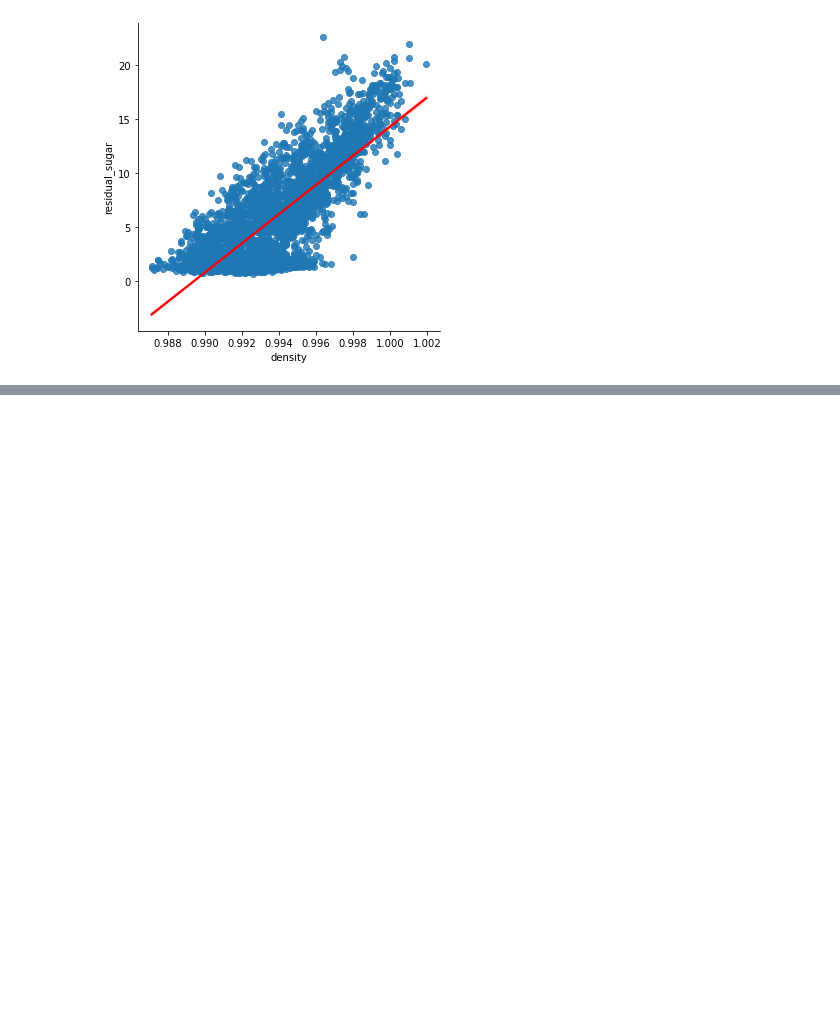
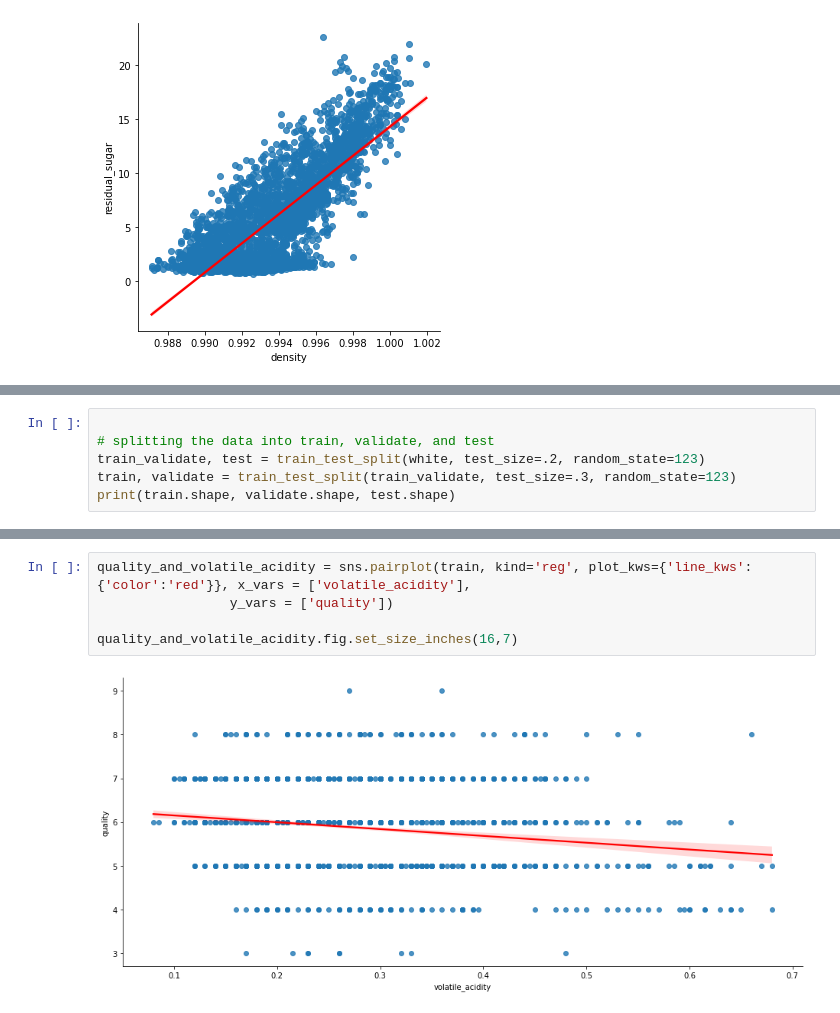
Before and after one commit to MrEnigmamgine/jtl_wine_quality, a Jupyter notebook: Luis_working_notebook.ipynb, the cells around one changed output, grey strips where cells are left out. Cells and saved outputs as stored; diff of their text form; blank space fills up the shorter version.

```diff
--- a/Luis_working_notebook.ipynb
+++ b/Luis_working_notebook.ipynb
@@ -271,0 +251,6 @@ white.shape
+# %%
+
+# splitting the data into train, validate, and test
+train_validate, test = train_test_split(white, test_size=.2, random_state=123)
+train, validate = train_test_split(train_validate, test_size=.3, random_state=123)
+print(train.shape, validate.shape, test.shape)
@@ -271,0 +298,7 @@ white.shape
+# %%
+quality_and_volatile_acidity = sns.pairplot(train, kind='reg', plot_kws={'line_kws':{'color':'red'}}, x_vars = ['volatile_acidity'],
+                 y_vars = ['quality'])
+
+quality_and_volatile_acidity.fig.set_size_inches(16,7)
+# %% [output]
+[figure, added]
```
Also changed, not shown: parts of 22 cells of this notebook.
